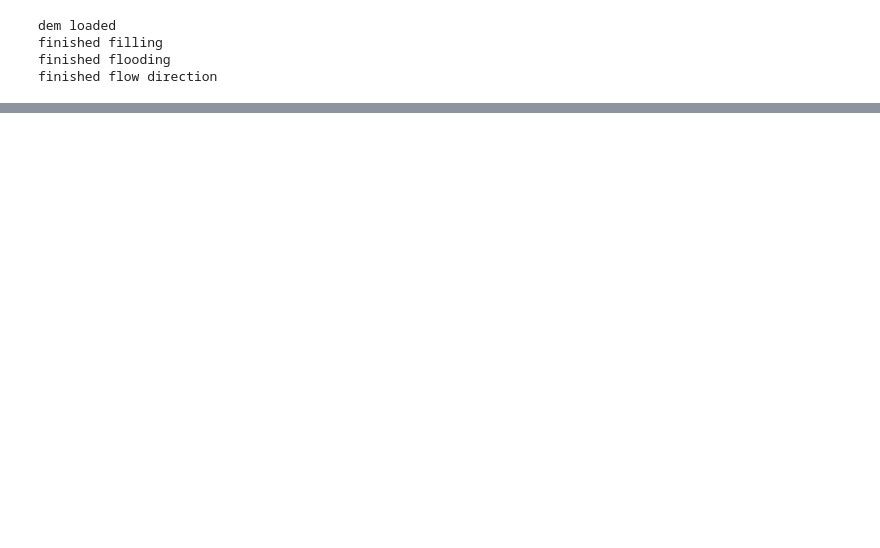
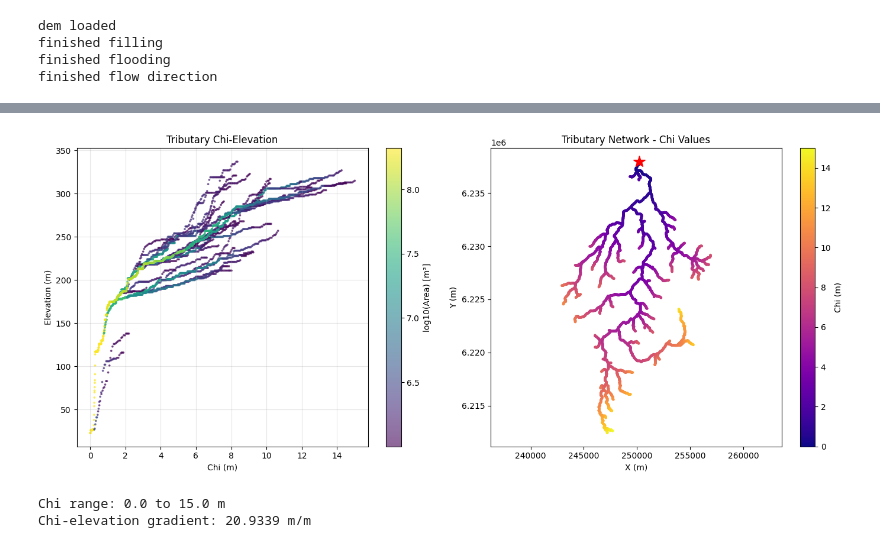
Before and after one commit to GrantPLong/AndesTG, a Jupyter notebook: Rapel/base_level/LGoren_Fluvial_landform_inversion.ipynb, the cells around one changed output, grey strips where cells are left out. Saved outputs shown, nothing was run; the diff lists cells and outputs as text; code cells hidden in the pictures; blank space fills up the shorter version.

```diff
--- a/Rapel/base_level/LGoren_Fluvial_landform_inversion.ipynb
+++ b/Rapel/base_level/LGoren_Fluvial_landform_inversion.ipynb
@@ -170,0 +183,44 @@ Uplift blocks:
+# %%
+# Calculate chi for the tributary
+chi_trib = calculate_chi(
+    data_tributary['x'],
+    data_tributary['y'],
+    data_tributary['rec_array'],
+    data_tributary['area_array'],
+    m=0.45
+)
+
+# Check chi-elevation relationship first
+fig, axes = plt.subplots(1, 2, figsize=(14, 6))
+
+# Chi-elevation plot
+ax = axes[0]
+scatter = ax.scatter(chi_trib, data_tributary['z'],
+                     c=np.log10(data_tributary['area_array']),
+                     s=3, cmap='viridis', alpha=0.6)
+plt.colorbar(scatter, ax=ax, label='log10(Area) [m²]')
+ax.set_xlabel('Chi (m)')
+ax.set_ylabel('Elevation (m)')
+ax.set_title('Tributary Chi-Elevation')
+ax.grid(True, alpha=0.3)
+
+# Map view
+ax = axes[1]
+scatter = ax.scatter(data_tributary['x'], data_tributary['y'],
+                     c=chi_trib, s=5, cmap='plasma')
+plt.colorbar(scatter, ax=ax, label='Chi (m)')
+ax.plot(outlet[0], outlet[1], 'r*', markersize=15)
+ax.set_xlabel('X (m)')
+ax.set_ylabel('Y (m)')
+ax.set_title('Tributary Network - Chi Values')
+ax.axis('equal')
+
+plt.tight_layout()
+plt.show()
+
+print(f"Chi range: {chi_trib.min():.1f} to {chi_trib.max():.1f} m")
+print(f"Chi-elevation gradient: {(data_tributary['z'].max() - data_tributary['z'].min()) / (chi_trib.max() - chi_trib.min()):.4f} m/m")
+# %% [output]
+[figure, added]
+Chi range: 0.0 to 15.0 m
+Chi-elevation gradient: 20.9339 m/m
```
Also changed, not shown: parts of 15 cells of this notebook, 16 other files.
